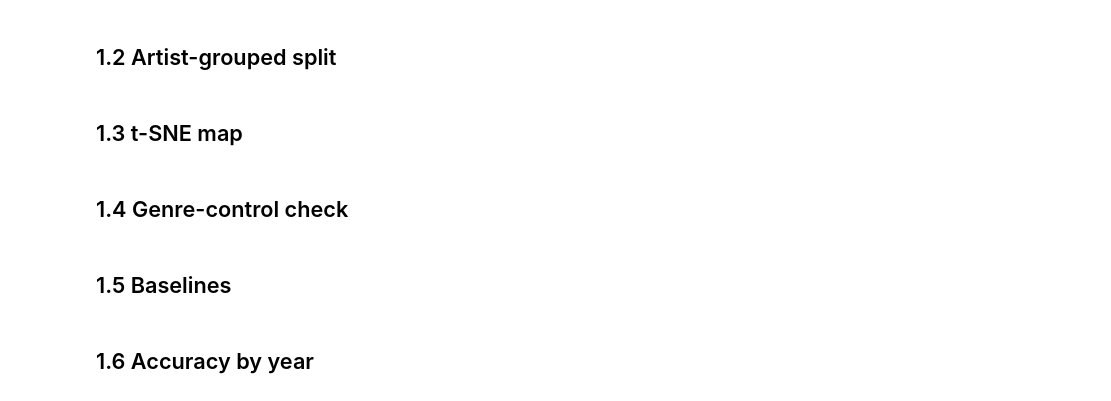
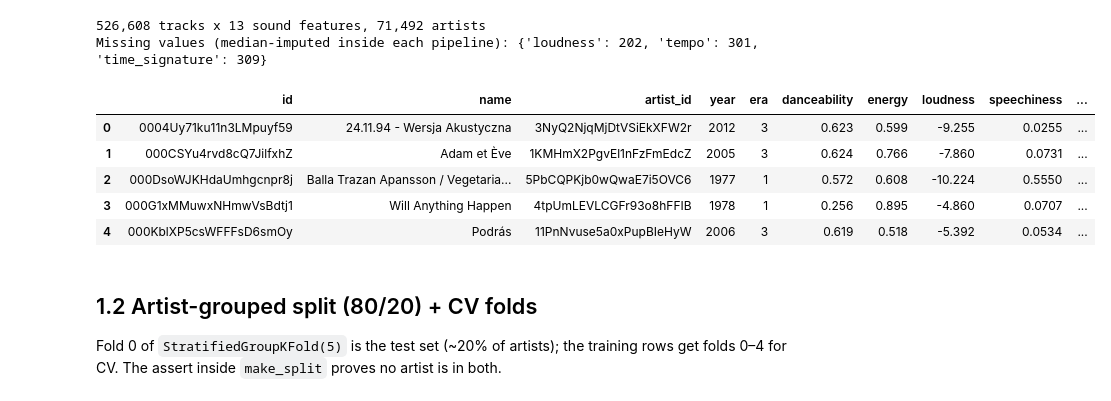
Before and after one commit to ashrithaachutharaman/DATA230_SpotifyPresentation, a Jupyter notebook: notebooks/01_data_split.ipynb, the cells around one changed output. Drawn from its saved outputs; the diff is of its cells as text; code cells hidden in the pictures.

```diff
--- a/notebooks/01_data_split.ipynb
+++ b/notebooks/01_data_split.ipynb
@@ -10,10 +35,25 @@ from src.style import *
-# %% [markdown]
-## 1.2 Artist-grouped split
-# %% [markdown]
-## 1.3 t-SNE map
-# %% [markdown]
-## 1.4 Genre-control check
-# %% [markdown]
-## 1.5 Baselines
-# %% [markdown]
-## 1.6 Accuracy by year
+# %%
+clean = load_clean()
+model_df = make_model_table(clean)
+
+LEAKY = {"popularity", "artist_followers", "artist_popularity", "year", "release_year", "decade", "artist_debut_year"}
+assert not LEAKY & set(FEATURES), "a leaky column is in FEATURES"
+
+print(f"{len(model_df):,} tracks x {len(FEATURES)} sound features, {model_df.artist_id.nunique():,} artists")
+print("Missing values (median-imputed inside each pipeline):",
+      model_df[FEATURES].isna().sum()[lambda s: s > 0].to_dict())
+model_df.head()
+# %% [output]
+526,608 tracks x 13 sound features, 71,492 artists
+Missing values (median-imputed inside each pipeline): {'loudness': 202, 'tempo': 301, 'time_signature': 309}
+|  | id | name | artist_id | year | era | danceability | energy | loudness | speechiness | ... |
+| 0 | 0004Uy71ku11n3LMpuyf59 | 24.11.94 - Wersja Akustyczna | 3NyQ2NjqMjDtVSiEkXFW2r | 2012 | 3 | 0.623 | 0.599 | -9.255 | 0.0255 | ... |
+| 1 | 000CSYu4rvd8cQ7JilfxhZ | Adam et Ève | 1KMHmX2PgvEl1nFzFmEdcZ | 2005 | 3 | 0.624 | 0.766 | -7.860 | 0.0731 | ... |
+| 2 | 000DsoWJKHdaUmhgcnpr8j | Balla Trazan Apansson / Vegetaria... | 5PbCQPKjb0wQwaE7i5OVC6 | 1977 | 1 | 0.572 | 0.608 | -10.224 | 0.5550 | ... |
+| 3 | 000G1xMMuwxNHmwVsBdtj1 | Will Anything Happen | 4tpUmLEVLCGFr93o8hFFIB | 1978 | 1 | 0.256 | 0.895 | -4.860 | 0.0707 | ... |
+| 4 | 000KblXP5csWFFFsD6smOy | Podrás | 11PnNvuse5a0xPupBIeHyW | 2006 | 3 | 0.619 | 0.518 | -5.392 | 0.0534 | ... |
+# %% [markdown]
+## 1.2 Artist-grouped split (80/20) + CV folds
+
+Fold 0 of `StratifiedGroupKFold(5)` is the test set (~20% of artists); the training rows get folds 0–4 for CV.
+The assert inside `make_split` proves no artist is in both.
```
Also changed, not shown: parts of 14 cells of this notebook, 4 other files.
